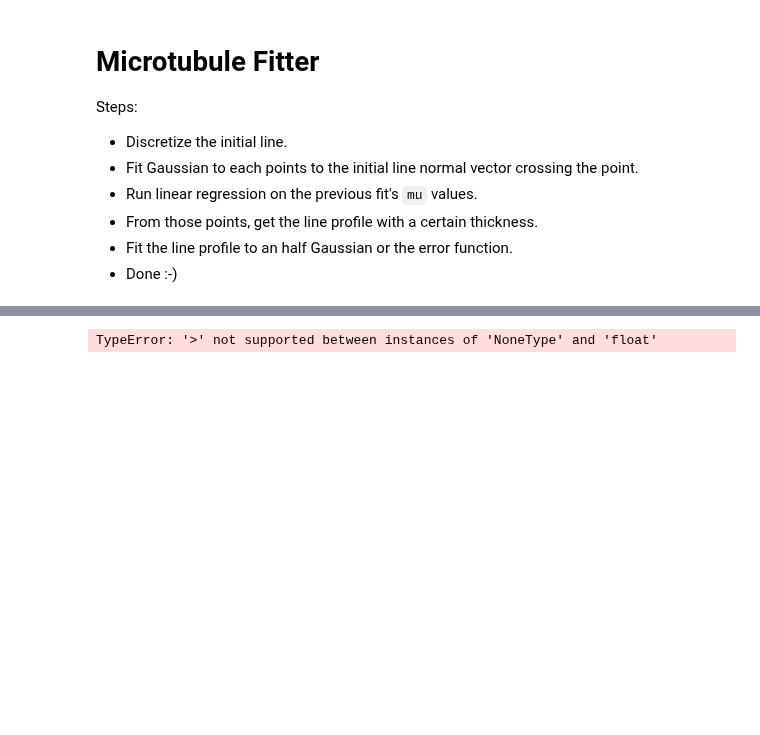
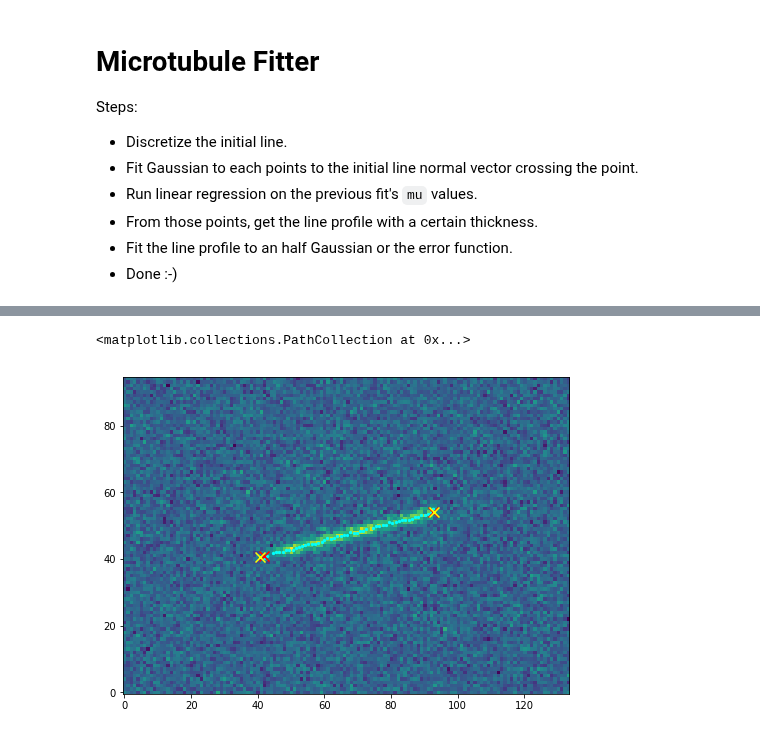
Before and after one commit to brouhardlab/anamic, a Jupyter notebook: notebooks/Development/Microtubule Tip Fitter.ipynb, the cells around one changed output, grey strips where cells are left out. Saved outputs shown, nothing was run; the diff lists cells and outputs as text; code cells hidden in the pictures; blank space fills up the shorter version.

```diff
--- a/notebooks/Development/Microtubule Tip Fitter.ipynb
+++ b/notebooks/Development/Microtubule Tip Fitter.ipynb
@@ -31,12 +29,10 @@ data_dir = Path('/home/hadim/Drive/Data/Fake Microtubules/anamic/taper_length/')
 # %%
-condition = "taper_length_nm-0000"
-fnames = sorted(list((data_dir / condition).glob("*.tif")))
-
-index = 0
-fname = fnames[index]
+# Open the image and its starting points for fitting
+data_dir = Path('../Data/')
+fname = data_dir / "microtubule_0006.tif"
 
 # Open the image
-im = tifffile.imread(str(fname))
+image = tifffile.imread(str(fname))
 
 # Load metadata
 metadata = json.load(open(fname.with_suffix('.json')))
@@ -81,27 +81,29 @@ ax.scatter(lines[1, middle_index], lines[0, middle_index], color='cyan', s=20, m
 # %%
-fitted_line = anamic.fitter.perpendicular_line_fit(lines, im, length_spacing=0.1, fit_threshold=0.15, continuous_discard=True)
+fitted_line = anamic.fitter.perpendicular_line_fit(lines, image,
+                                                   **args['perpendicular_line_fit_args'])
 
 # Now we fit the best line from those points
 a, b = np.polyfit(fitted_line[:, 1], fitted_line[:, 0], deg=1)
 new_point1 = np.array([a * fitted_line[0, 1] + b, fitted_line[0, 1]])
 new_point2 = np.array([a * fitted_line[-1, 1] + b, fitted_line[-1, 1]])
 
 # This the new line defining the microtubule
 new_line = np.array([new_point1, new_point2])
 
 # Check the fitted points
 fig, ax = plt.subplots(figsize=(8, 8))
 
-ax.imshow(im, interpolation='none', origin=[0, 0], cmap='viridis')
+ax.imshow(image, interpolation='none', origin=[0, 0], cmap='viridis')
 ax.set_aspect('equal')
 
 initial_line = np.array([tip_start, tip_end])
 
 ax.scatter(fitted_line[:, 1], fitted_line[:, 0], color='cyan', s=20, marker=".")
 ax.scatter(new_line[:, 1], new_line[:, 0], color='red', s=100, marker="x")
 ax.scatter(initial_line[:, 1], initial_line[:, 0], color='yellow', s=100, marker="x")
 # %% [output]
-TypeError: '>' not supported between instances of 'NoneType' and 'float'
+<matplotlib.collections.PathCollection at 0x...>
+[figure, added]
 # %%
 # Now we fit the microtubule using a line profile with a defined thickness.
 
```
Also changed, not shown: parts of 9 cells of this notebook, 5 other files.
